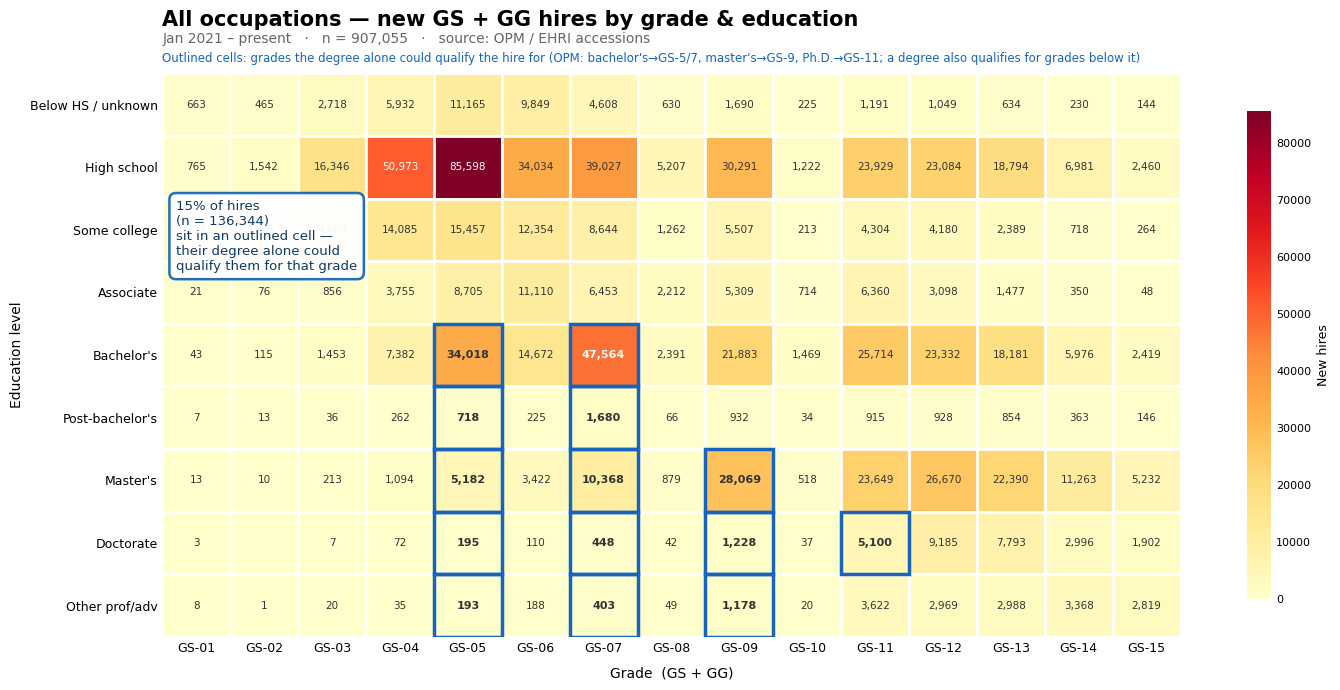
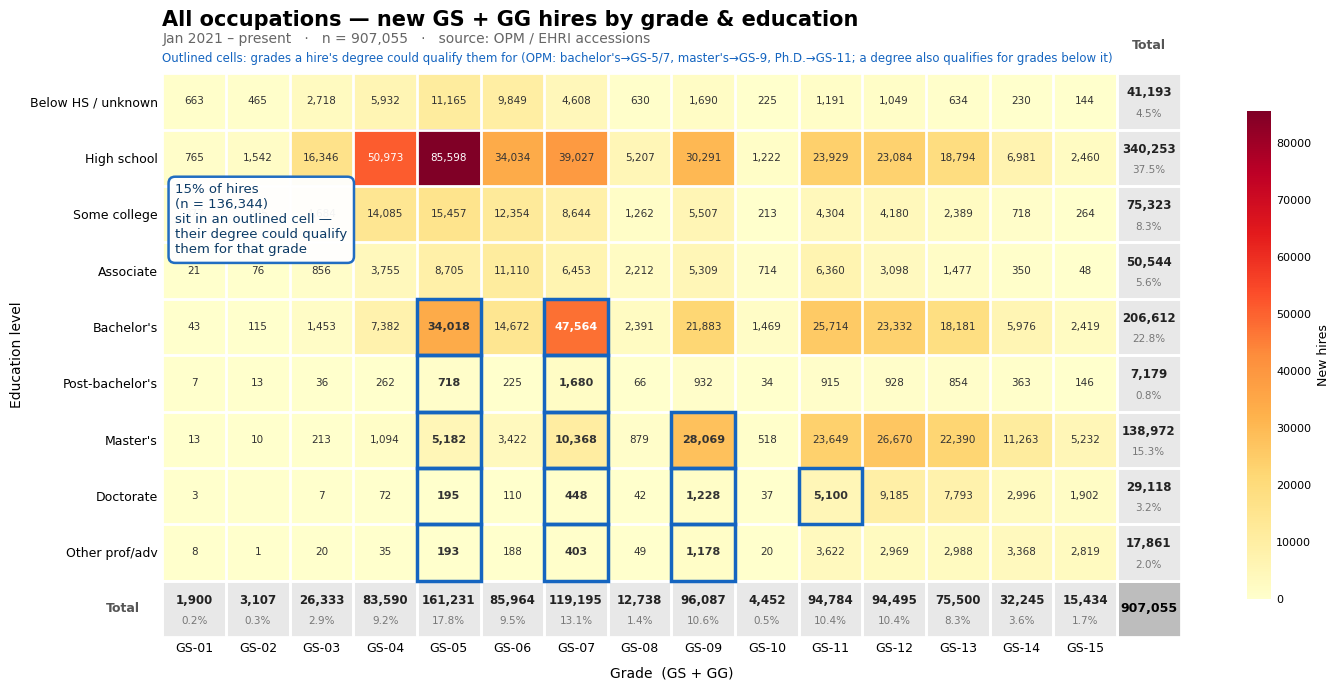
Unified diff of the notebook cell whose output changed from the first chart to the second:
--- before
+++ after
@@ -1 +1 @@
-accession_heatmap(pay_plans="gs+gg", totals=False, highlight_quals=True);
+accession_heatmap(pay_plans="gs+gg", highlight_quals=True);

Commit: Reword "degree alone" -> "their degree"; restore % totals on quals figures